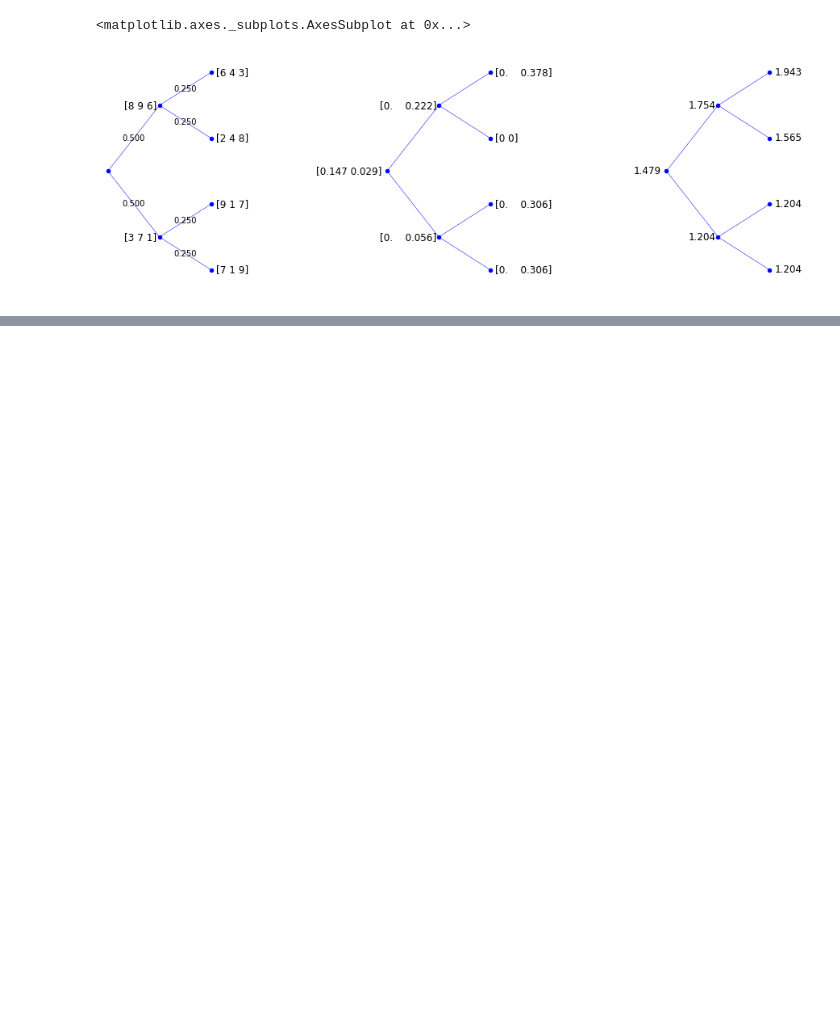
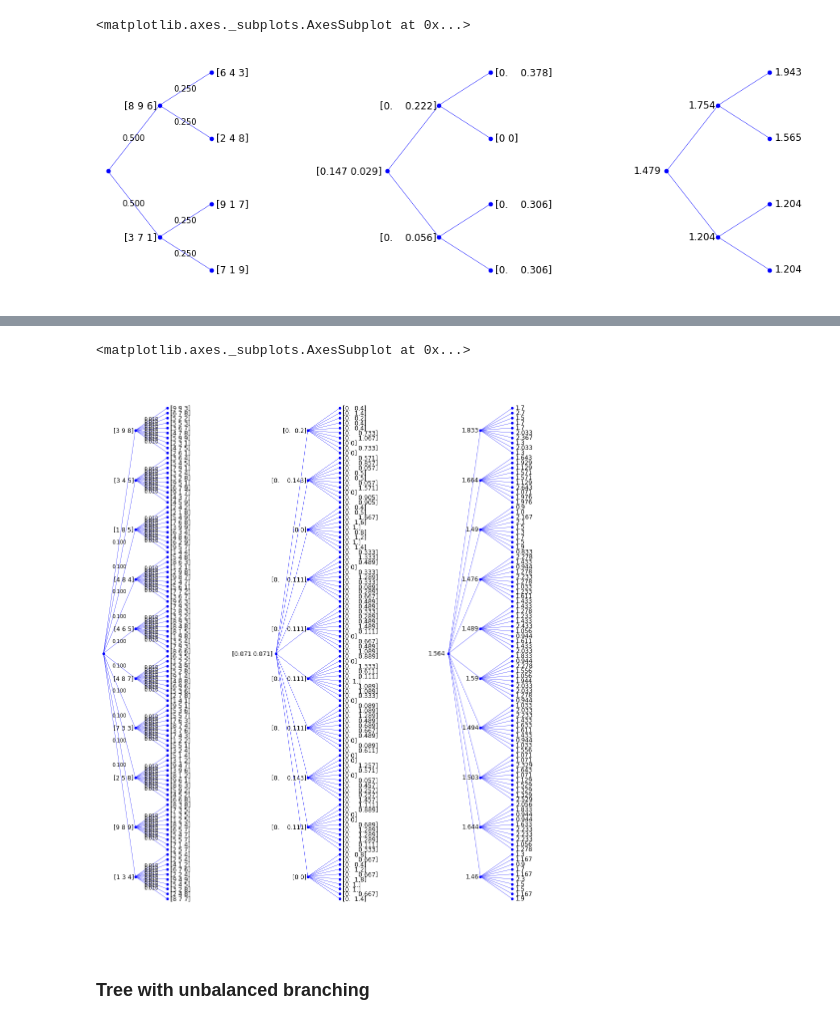
Before and after one commit to julienkeutchayan/StochOptim, a Jupyter notebook: notebooks/0. Basic Example.ipynb, the cells around one changed output, grey strips where cells are left out. Cells and saved outputs as stored; diff of their text form; code cells hidden in the pictures; blank space fills up the shorter version.

```diff
--- a/notebooks/0. Basic Example.ipynb
+++ b/notebooks/0. Basic Example.ipynb
@@ -145,0 +145,6 @@ Node               w=1  W=1     decision={'x': array([0.14705882, 0.02941176])}
+# %%
+my_scenario_tree = ScenarioTree.from_bushiness([10,10])      # ten branches at each stage
+my_scenario_tree.fill(scenario_process)
+# %%
+solution = my_stochastic_problem.solve(my_scenario_tree)
+solution
@@ -145,0 +167,13 @@ Node               w=1  W=1     decision={'x': array([0.14705882, 0.02941176])}
+# %%
+import matplotlib.pyplot as plt
+fig, axes = plt.subplots(ncols=5, figsize=(15, 20))
+solution.scenario_tree.plot_scenarios('d', ax=axes[0])
+axes[1].axis('off')
+solution.scenario_tree.plot(lambda node: np.round(node.data['decision'].get('x'), 3), ax=axes[2])
+axes[3].axis('off')
+solution.scenario_tree.plot(lambda node: np.round(node.data['v'], 3), ax=axes[4])
+# %% [output]
+<matplotlib.axes._subplots.AxesSubplot at 0x...>
+[figure, added]
+# %% [markdown]
+### Tree with unbalanced branching
```
Also changed, not shown: parts of 13 cells of this notebook, 1 other file.
